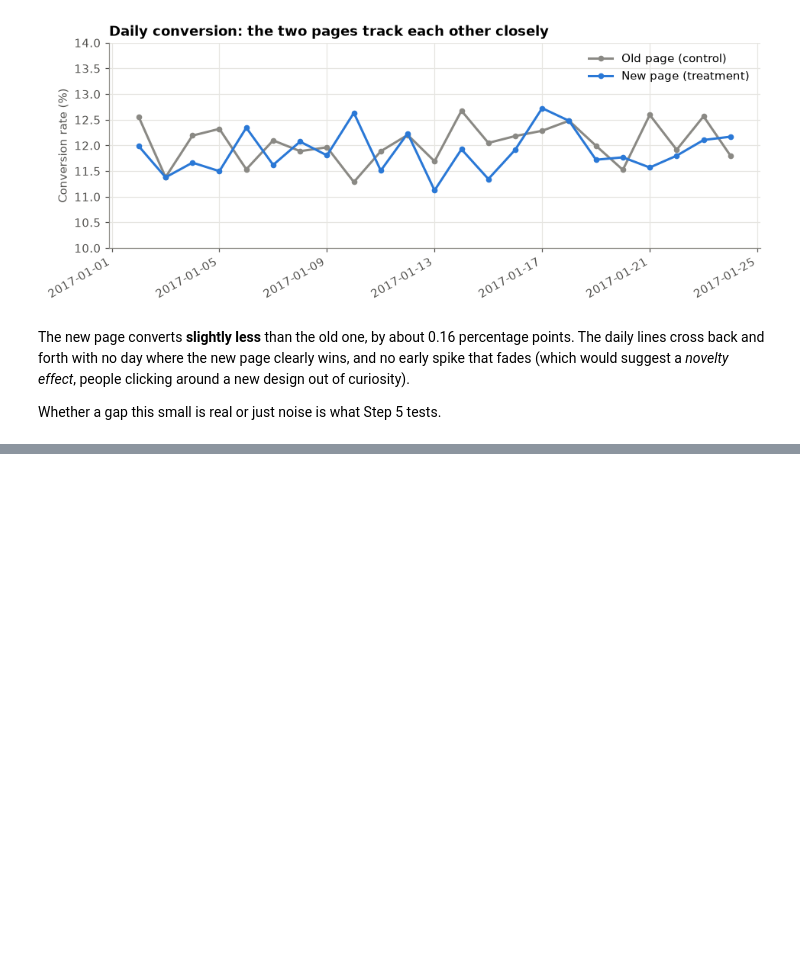
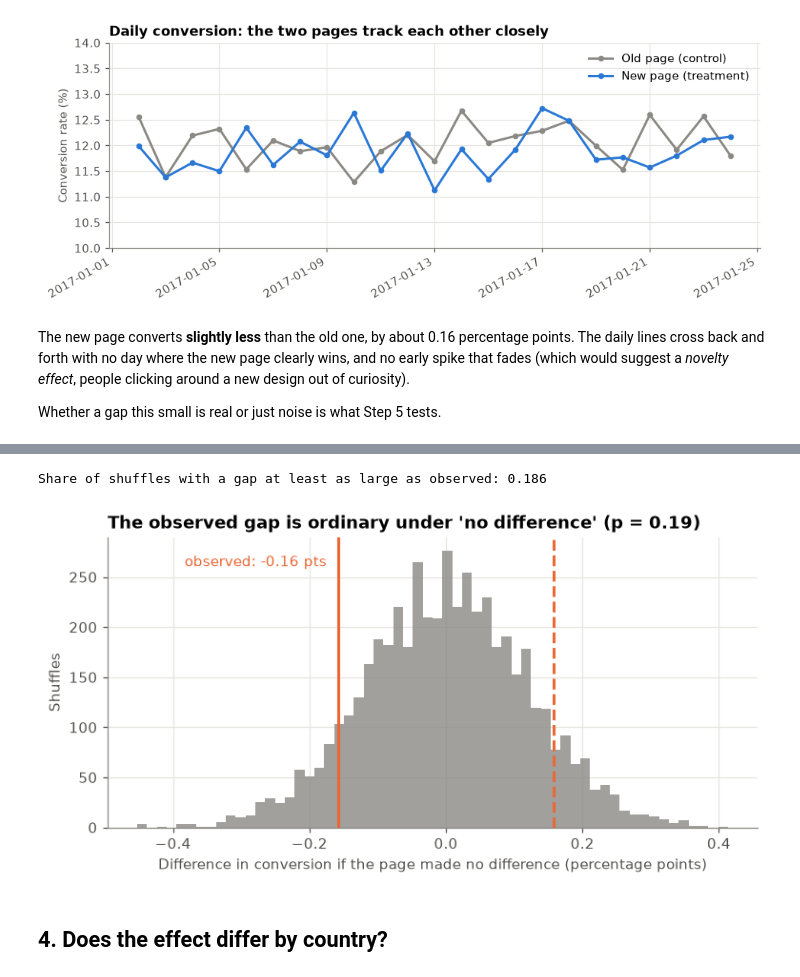
Before and after one commit to vusumuzinkosi/ab-test-landing-page, a Jupyter notebook: notebooks/01_ab_test.ipynb, the cells around one changed output, grey strips where cells are left out. Saved outputs shown, nothing was run; the diff lists cells and outputs as text; code cells hidden in the pictures; blank space fills up the shorter version.

```diff
--- a/notebooks/01_ab_test.ipynb
+++ b/notebooks/01_ab_test.ipynb
@@ -237,0 +274,29 @@ Whether a gap this small is real or just noise is what Step 5 tests.
+# %%
+rng = np.random.default_rng(42)
+y = clean.converted.values
+is_new = (clean.group == "treatment").values
+n_new = is_new.sum()
+sims = np.empty(5000)
+for i in range(sims.size):
+    shuffled = rng.permutation(is_new)
+    sims[i] = y[shuffled].mean() - y[~shuffled].mean()
+p_sim = (np.abs(sims) >= abs(diff)).mean()
+print(f"Share of shuffles with a gap at least as large as observed: {p_sim:.3f}")
+# %% [output]
+Share of shuffles with a gap at least as large as observed: 0.186
+# %%
+fig, ax = plt.subplots(figsize=(8, 3.6))
+ax.hist(sims * 100, bins=60, color=GREY, alpha=0.8)
+ax.axvline(diff * 100, color=ORANGE, linewidth=2)
+ax.axvline(-diff * 100, color=ORANGE, linewidth=2, linestyle="--")
+ax.annotate(f"observed: {diff * 100:+.2f} pts", (diff * 100, ax.get_ylim()[1] * 0.9), xytext=(-8, 0),
+            textcoords="offset points", ha="right", color=ORANGE)
+ax.set_xlabel("Difference in conversion if the page made no difference (percentage points)")
+ax.set_ylabel("Shuffles")
+ax.set_title(f"The observed gap is ordinary under 'no difference' (p = {p_sim:.2f})")
+fig.savefig("../figures/permutation_test.png")
+plt.show()
+# %% [output]
+[figure, added]
+# %% [markdown]
+## 4. Does the effect differ by country?
```
Also changed, not shown: parts of 10 cells of this notebook, 2 other files.
